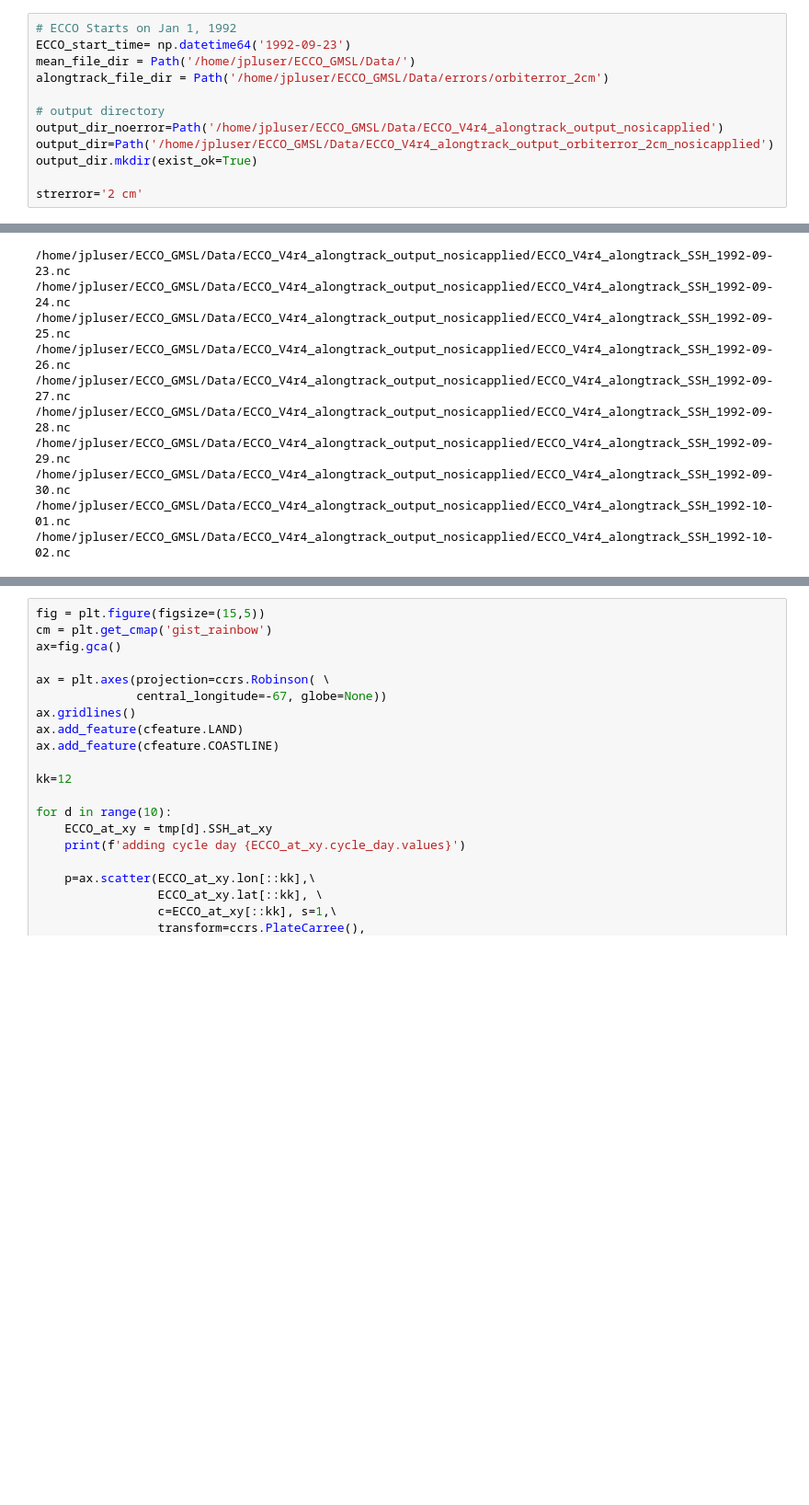
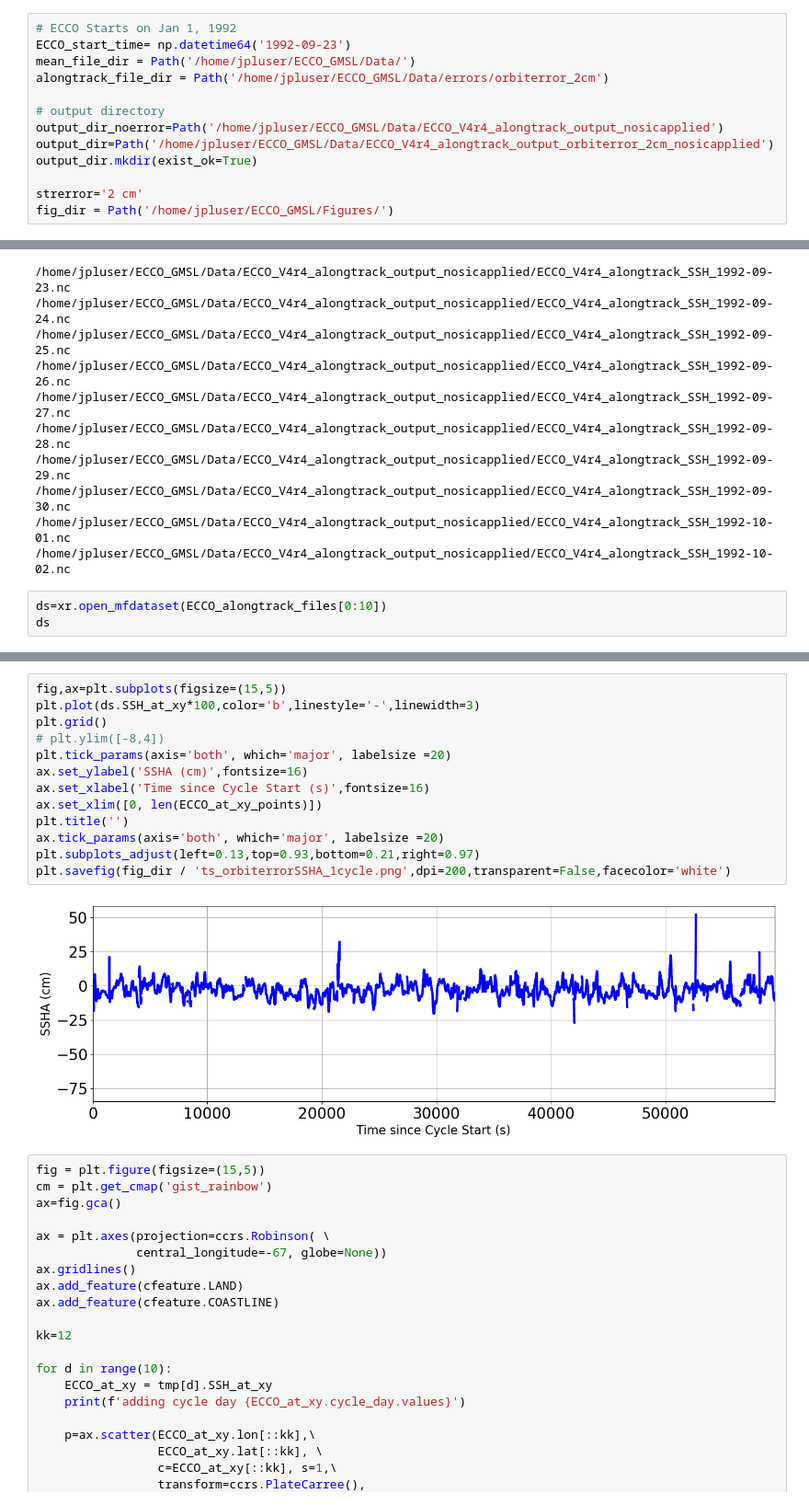
Before and after one commit to sevfour/ECCO_GMSL, a Jupyter notebook: 06b-ECCO_V4r4_SSH_to_alongtrack_allyears_orbiterror_nosicapplied.ipynb, the cells around one changed output, grey strips where cells are left out. Shown at 92% size. Cells and saved outputs as stored; diff of their text form; blank space fills up the shorter version.

```diff
--- a/06b-ECCO_V4r4_SSH_to_alongtrack_allyears_orbiterror_nosicapplied.ipynb
+++ b/06b-ECCO_V4r4_SSH_to_alongtrack_allyears_orbiterror_nosicapplied.ipynb
@@ -67,6 +67,7 @@ output_dir=Path('/home/jpluser/ECCO_GMSL/Data/ECCO_V4r4_alongtrack_output_orbite
 output_dir.mkdir(exist_ok=True)
 
 strerror='2 cm'
+fig_dir = Path('/home/jpluser/ECCO_GMSL/Figures/')
 # %% [markdown]
 # Load the ECCO spatial mean 1992-2017
 # %%
@@ -411,3 +412,6 @@ for d in range(10):
 /home/jpluser/ECCO_GMSL/Data/ECCO_V4r4_alongtrack_output_nosicapplied/ECCO_V4r4_alongtrack_SSH_1992-09-30.nc
 /home/jpluser/ECCO_GMSL/Data/ECCO_V4r4_alongtrack_output_nosicapplied/ECCO_V4r4_alongtrack_SSH_1992-10-01.nc
 /home/jpluser/ECCO_GMSL/Data/ECCO_V4r4_alongtrack_output_nosicapplied/ECCO_V4r4_alongtrack_SSH_1992-10-02.nc
+# %%
+ds=xr.open_mfdataset(ECCO_alongtrack_files[0:10])
+ds
@@ -414,3 +459,18 @@ for d in range(10):
+# %%
+fig,ax=plt.subplots(figsize=(15,5))
+plt.plot(ds.SSH_at_xy*100,color='b',linestyle='-',linewidth=3)
+plt.grid()
+# plt.ylim([-8,4])
+plt.tick_params(axis='both', which='major', labelsize =20)
+ax.set_ylabel('SSHA (cm)',fontsize=16)
+ax.set_xlabel('Time since Cycle Start (s)',fontsize=16)
+ax.set_xlim([0, len(ECCO_at_xy_points)])
+plt.title('')
+ax.tick_params(axis='both', which='major', labelsize =20)
+plt.subplots_adjust(left=0.13,top=0.93,bottom=0.21,right=0.97)
+plt.savefig(fig_dir / 'ts_orbiterrorSSHA_1cycle.png',dpi=200,transparent=False,facecolor='white')
+# %% [output]
+[figure, added]
 # %%
 fig = plt.figure(figsize=(15,5))
 cm = plt.get_cmap('gist_rainbow')
```
Also changed, not shown: parts of 2 cells of this notebook, 6 other files.
